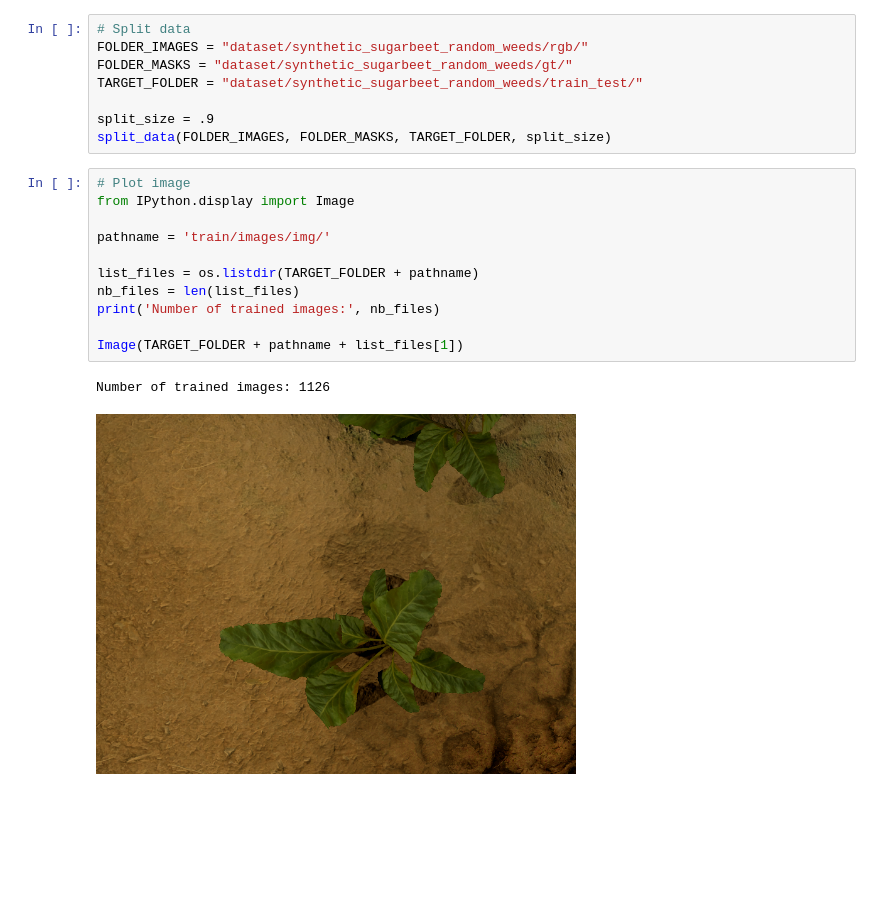
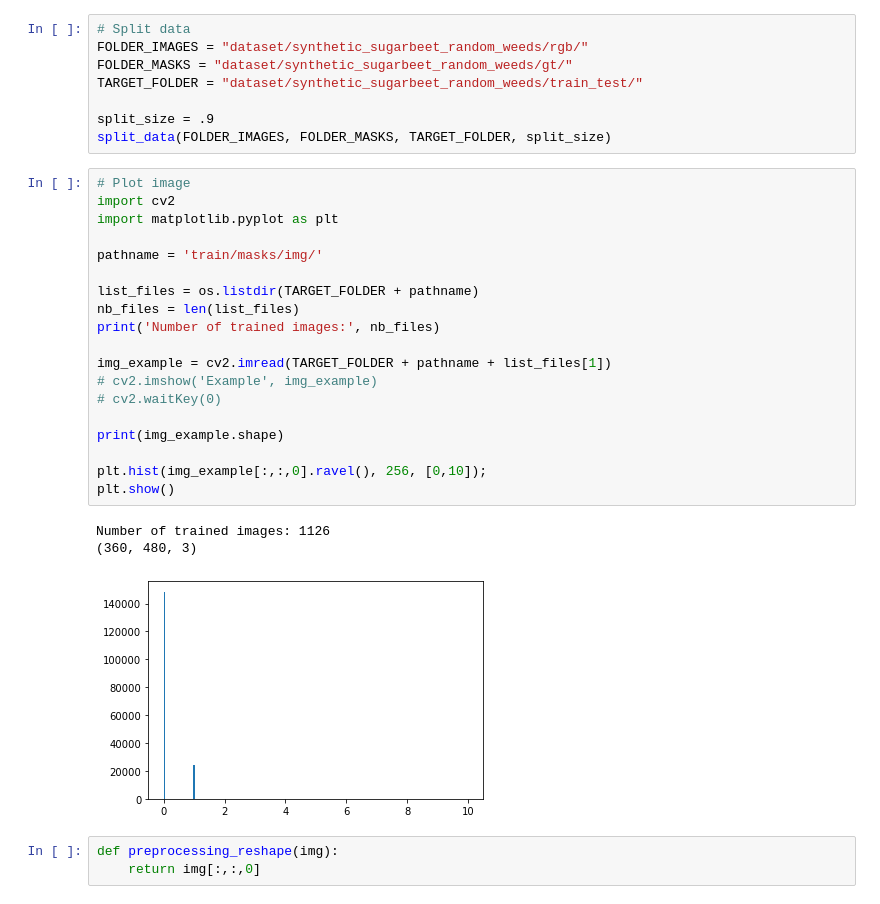
Before and after one commit to tom-fougere/plant_detection, a Jupyter notebook: Read Synthetic Sugarbeet datasets.ipynb, the cells around one changed output. Cells and saved outputs as stored; diff of their text form; blank space fills up the shorter version.

```diff
--- a/Read Synthetic Sugarbeet datasets.ipynb
+++ b/Read Synthetic Sugarbeet datasets.ipynb
@@ -112,18 +116,30 @@ split_size = .9
 split_data(FOLDER_IMAGES, FOLDER_MASKS, TARGET_FOLDER, split_size)
 # %%
 # Plot image
-from IPython.display import Image
+import cv2
+import matplotlib.pyplot as plt
 
-pathname = 'train/images/img/'
+pathname = 'train/masks/img/'
 
 list_files = os.listdir(TARGET_FOLDER + pathname)
 nb_files = len(list_files)
 print('Number of trained images:', nb_files)
 
-Image(TARGET_FOLDER + pathname + list_files[1])
+img_example = cv2.imread(TARGET_FOLDER + pathname + list_files[1])
+# cv2.imshow('Example', img_example)
+# cv2.waitKey(0)
+
+print(img_example.shape)
+
+plt.hist(img_example[:,:,0].ravel(), 256, [0,10]);
+plt.show()
 # %% [output]
 Number of trained images: 1126
+(360, 480, 3)
-[figure, old version]
+[figure, new version]
+# %%
+def preprocessing_reshape(img):
+    return img[:,:,0]
 # %%
 # Data augmentation (for train dataset)
 SEED = 1
```
Also changed, not shown: parts of 13 cells of this notebook.
